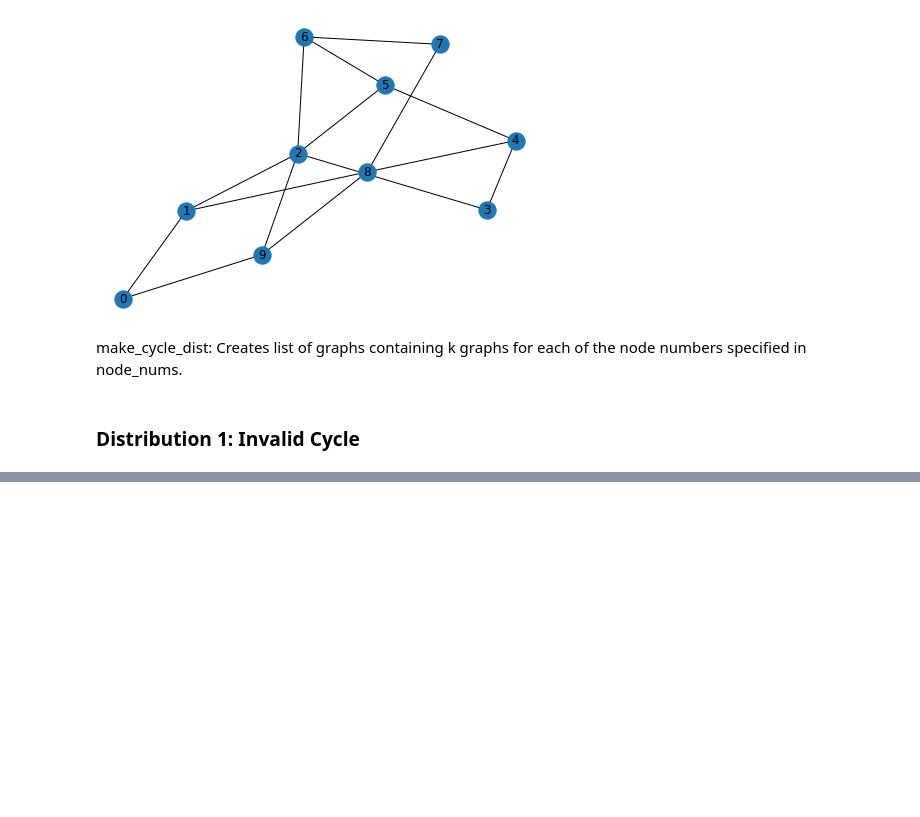
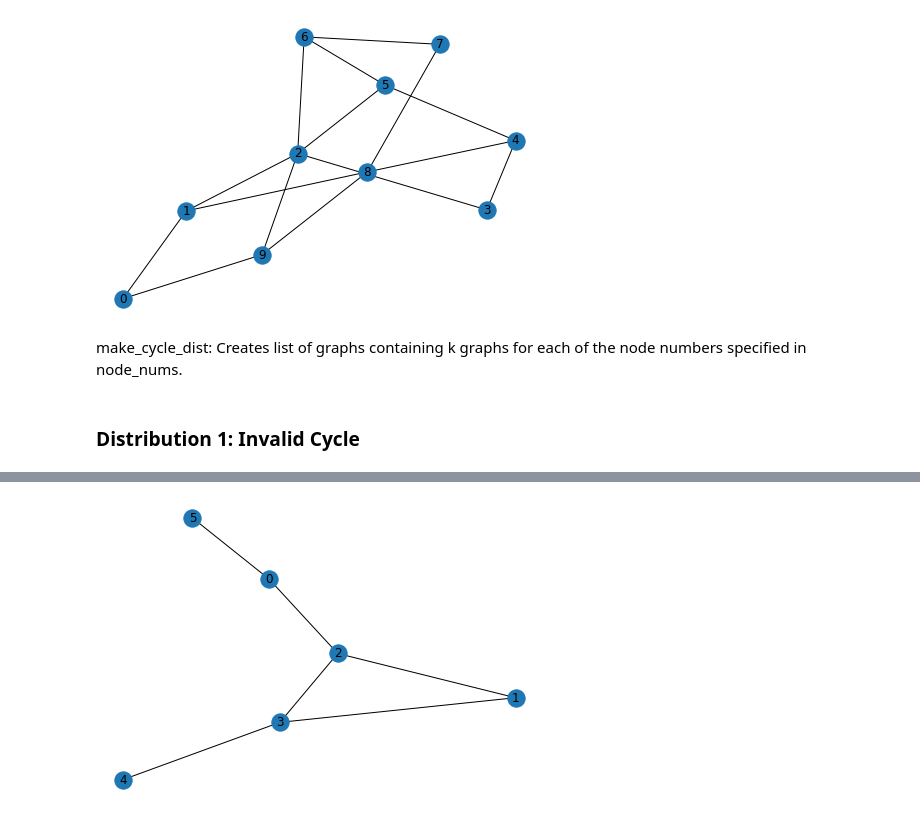
Before and after one commit to kdevasenapathy/cs159skurves.github.io, a Jupyter notebook: hamiltoniancycles.ipynb, the cells around one changed output, grey strips where cells are left out. Cells and saved outputs as stored; diff of their text form; code cells hidden in the pictures; blank space fills up the shorter version.

Commit message:
Added flinders datasets and invalid cycles

```diff
--- a/hamiltoniancycles.ipynb
+++ b/hamiltoniancycles.ipynb
@@ -45,0 +52,24 @@ def make_cycle_dist(K, node_nums):
+# %%
+def make_n_noncyle(n, edge_prob = 0.3):
+    # Generate the graph with n-1 nodes
+    g = nx.generators.random_graphs.gnp_random_graph(n=n - 1, p=edge_prob, seed=None, directed=False)
+    # Get the largest component
+    components = sorted(nx.connected_components(g), key=len, reverse=True)
+    largest_component = components[0]
+    # Set and reindex g to be just the largest connected component
+    g = nx.relabel.convert_node_labels_to_integers(g.subgraph(largest_component))
+    # Add in additional nodes to ensure that it does not have a cycle
+    for i in range(len(largest_component), n):
+        # Generate a node to connect
+        g.add_node(i)
+        # Generate a random existing node to connect it to
+        a = np.random.randint(0, i)
+        # Add an edge between
+        g.add_edge(a, i)
+    return g
+# %%
+g = make_n_noncyle(6, 0.35)
+# %%
+nx.draw(g, with_labels = True)
+# %% [output]
+[figure, added]
```
Also changed, not shown: parts of 2 cells of this notebook, 7 other files.
